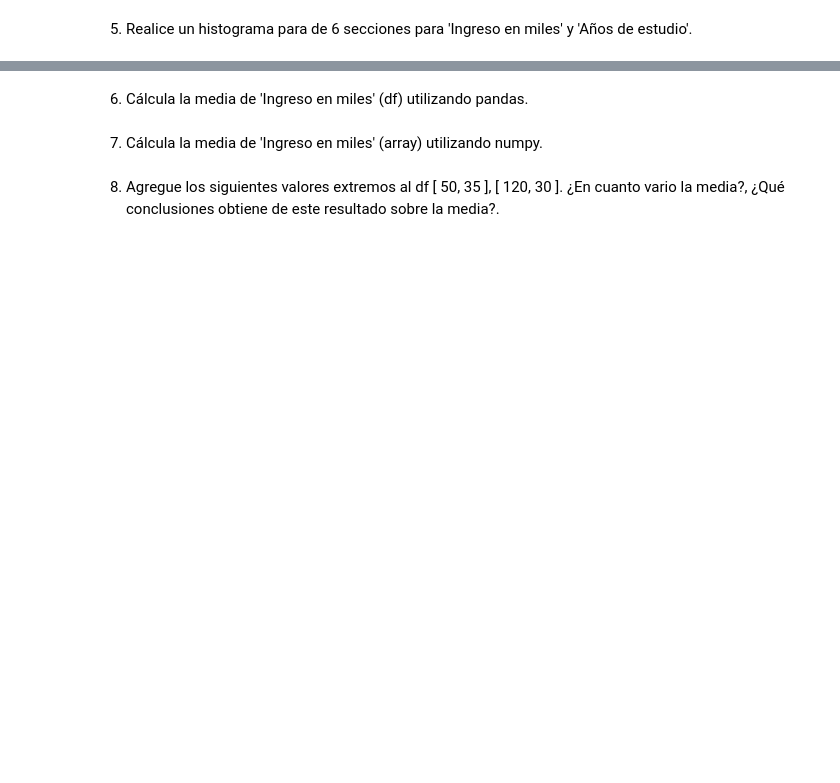
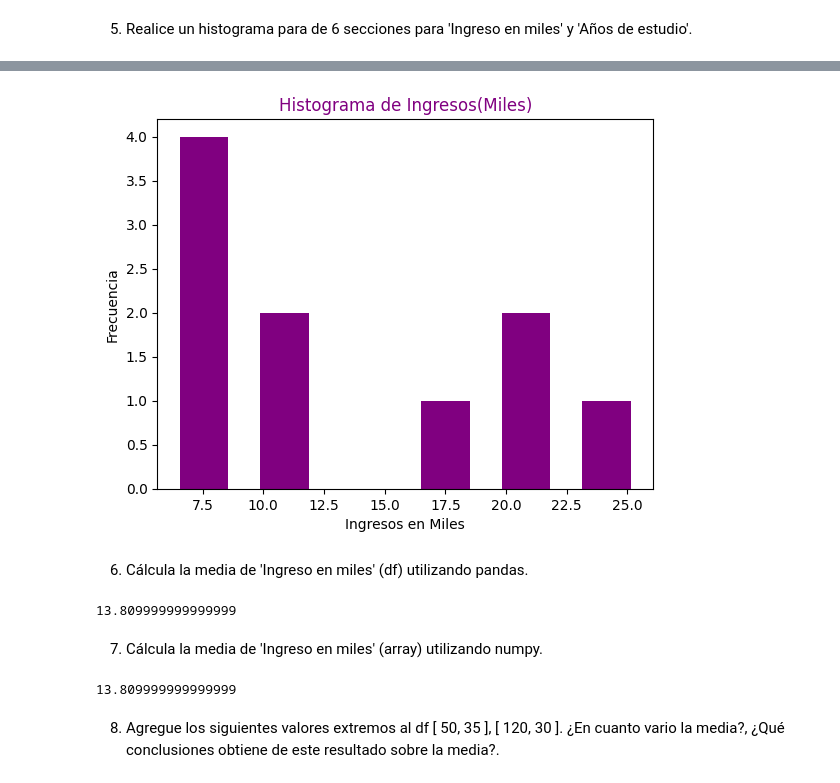
Before and after one commit to EmilianoEmanuelSosa/HENRY_CARRER, a Jupyter notebook: M2Down/Clase 01/Homework.ipynb, the cells around one changed output, grey strips where cells are left out. Saved outputs shown, nothing was run; the diff lists cells and outputs as text; code cells hidden in the pictures; blank space fills up the shorter version.

```diff
--- a/M2Down/Clase 01/Homework.ipynb
+++ b/M2Down/Clase 01/Homework.ipynb
@@ -109,6 +129,25 @@ grup=np.array([[10.5,17],[6.8,18],[20.7,21],[18.2,16],[8.6,16],[25.8,21],[22.2,1
+# %%
+frecuencias,extremos,_=plt.hist(x=date['ingreso en miles: '],bins=6,color='purple',rwidth=0.6)
+plt.title('Histograma de Ingresos(Miles)',color='purple')
+plt.xlabel('Ingresos en Miles')
+plt.ylabel('Frecuencia')
+plt.show()
+# %% [output]
+[figure, added]
 # %% [markdown]
 6. Cálcula la media de 'Ingreso en miles' (df) utilizando pandas.
+# %%
+media1=date['ingreso en miles: '].mean()
+print(media1)
+# %% [output]
+13.809999999999999
 # %% [markdown]
 7. Cálcula la media de 'Ingreso en miles' (array) utilizando numpy.
+# %%
+num=np.array([10.5,6.8,20.7,18.2,8.6,25.8,22.2,5.9,7.6,11.8])
+media=num.mean()
+print(media)
+# %% [output]
+13.809999999999999
 # %% [markdown]
 8. Agregue los siguientes valores extremos al df [ 50, 35 ], [ 120, 30 ]. ¿En cuanto vario la media?, ¿Qué conclusiones obtiene de este resultado sobre la media?.
```
Also changed, not shown: parts of 3 cells of this notebook, 24 other files.
